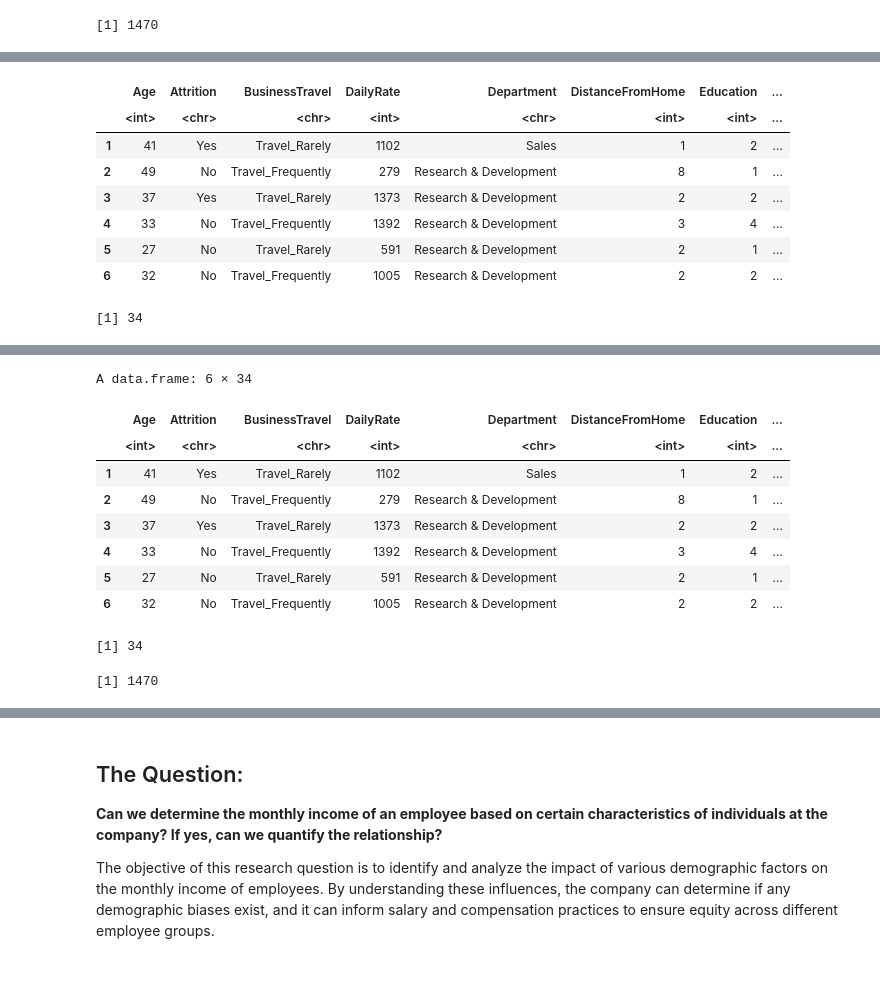
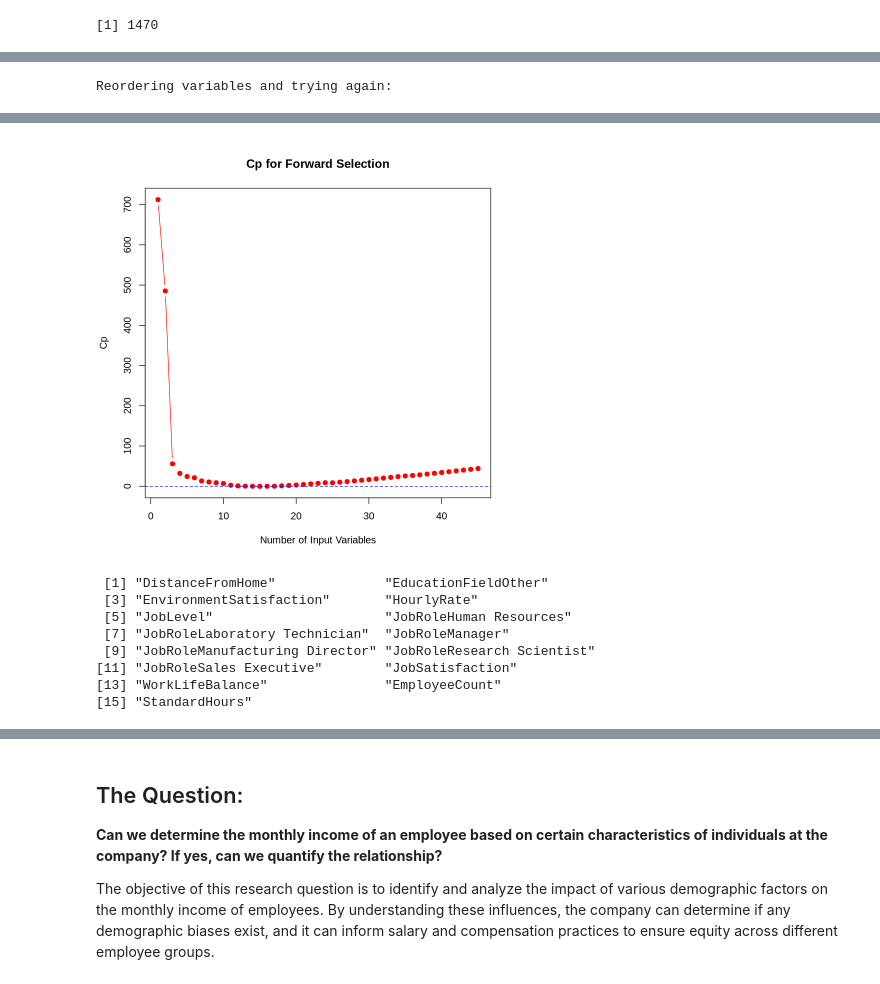
Before and after one commit to ZilongPC/STAT301-Group21-Project, a Jupyter notebook: STAT301 Group21 Proejct.ipynb, the cells around one changed output, grey strips where cells are left out. Saved outputs shown, nothing was run; the diff lists cells and outputs as text; code cells hidden in the pictures.

```diff
--- a/STAT301 Group21 Proejct.ipynb
+++ b/STAT301 Group21 Proejct.ipynb
@@ -133,6 +133,12 @@ num_variables <- ncol(HR_data)
 num_observations <- nrow(HR_data)
 num_variables
 num_observations
+hr_split <-
+    HR_data %>%
+    initial_split(prop = 0.7, strata = MonthlyIncome)
+
+training_hr <- training(hr_split)
+testing_hr <- testing(hr_split)
 # %% [output]
 A data.frame: 6 × 34
 |  | Age | Attrition | BusinessTravel | DailyRate | Department | DistanceFromHome | Education | ... |
@@ -146,10 +152,30 @@ A data.frame: 6 × 34
 [1] 34
 [1] 1470
 # %%
-HR_data <- read.csv('HR-Employee-Attrition.csv') %>% select(-Over18)
-head(HR_data)
-num_variables <- ncol(HR_data)
-num_observations <- nrow(HR_data)
-num_variables
-num_observations
+hr_forward_sel <- regsubsets(x = MonthlyIncome ~ ., nvmax = 45,
+                                  data = training_hr,
+                                  method = "forward")
+
+hr_forward_summary <- summary(hr_forward_sel)
+# hr_forward_summary
+# hr_forward_summary_df <- tibble(
+#     n_input_variables = 1:45,
+#     RSQ = hr_forward_summary$rsq,
+#     RSS = hr_forward_summary$rss,
+#     ADJ_R2 = hr_forward_summary$adjr2,
+#     Cp = hr_forward_summary$cp,
+#     BIC = hr_forward_summary$bic,
+# )
+# hr_forward_summary_df
+
+plot(
+    summary(hr_forward_sel)$cp,
+    main = "Cp for Forward Selection",
+    xlab = "Number of Input Variables",
+    ylab = "Cp",
+    type = "b",
+    pch = 19,
+    col = "red"
+)
+abline(h = min(summary(hr_forward_sel)$cp), col = "blue", lty = 2)
 # %% [output]
@@ -157,9 +184 @@ A data.frame: 6 × 34
-|  | Age | Attrition | BusinessTravel | DailyRate | Department | DistanceFromHome | Education | ... |
-|  | <int> | <chr> | <chr> | <int> | <chr> | <int> | <int> | ... |
-| 1 | 41 | Yes | Travel_Rarely | 1102 | Sales | 1 | 2 | ... |
-| 2 | 49 | No | Travel_Frequently | 279 | Research & Development | 8 | 1 | ... |
-| 3 | 37 | Yes | Travel_Rarely | 1373 | Research & Development | 2 | 2 | ... |
-| 4 | 33 | No | Travel_Frequently | 1392 | Research & Development | 3 | 4 | ... |
-| 5 | 27 | No | Travel_Rarely | 591 | Research & Development | 2 | 1 | ... |
-| 6 | 32 | No | Travel_Frequently | 1005 | Research & Development | 2 | 2 | ... |
-[1] 34
+Reordering variables and trying again:
@@ -167,19 +187,15 @@ A data.frame: 6 × 34
+[figure, added]
 # %%
-HR_data <- read.csv('HR-Employee-Attrition.csv') %>% select(-Over18)
-head(HR_data)
-num_variables <- ncol(HR_data)
-num_observations <- nrow(HR_data)
-num_variables
-num_observations
+cp_min = which.min(hr_forward_summary$cp)
+
+selected_var <- names(coef(hr_forward_sel, cp_min))[-1]
+selected_var
 # %% [output]
-A data.frame: 6 × 34
+ [1] "DistanceFromHome"              "EducationFieldOther"
+ [3] "EnvironmentSatisfaction"       "HourlyRate"
+ [5] "JobLevel"                      "JobRoleHuman Resources"
+ [7] "JobRoleLaboratory Technician"  "JobRoleManager"
+ [9] "JobRoleManufacturing Director" "JobRoleResearch Scientist"
+[11] "JobRoleSales Executive"        "JobSatisfaction"
+[13] "WorkLifeBalance"               "EmployeeCount"
+[15] "StandardHours"
-|  | Age | Attrition | BusinessTravel | DailyRate | Department | DistanceFromHome | Education | ... |
-|  | <int> | <chr> | <chr> | <int> | <chr> | <int> | <int> | ... |
-| 1 | 41 | Yes | Travel_Rarely | 1102 | Sales | 1 | 2 | ... |
-| 2 | 49 | No | Travel_Frequently | 279 | Research & Development | 8 | 1 | ... |
-| 3 | 37 | Yes | Travel_Rarely | 1373 | Research & Development | 2 | 2 | ... |
-| 4 | 33 | No | Travel_Frequently | 1392 | Research & Development | 3 | 4 | ... |
-| 5 | 27 | No | Travel_Rarely | 591 | Research & Development | 2 | 1 | ... |
-| 6 | 32 | No | Travel_Frequently | 1005 | Research & Development | 2 | 2 | ... |
-[1] 34
-[1] 1470
```
Also changed, not shown: parts of 3 cells of this notebook.
